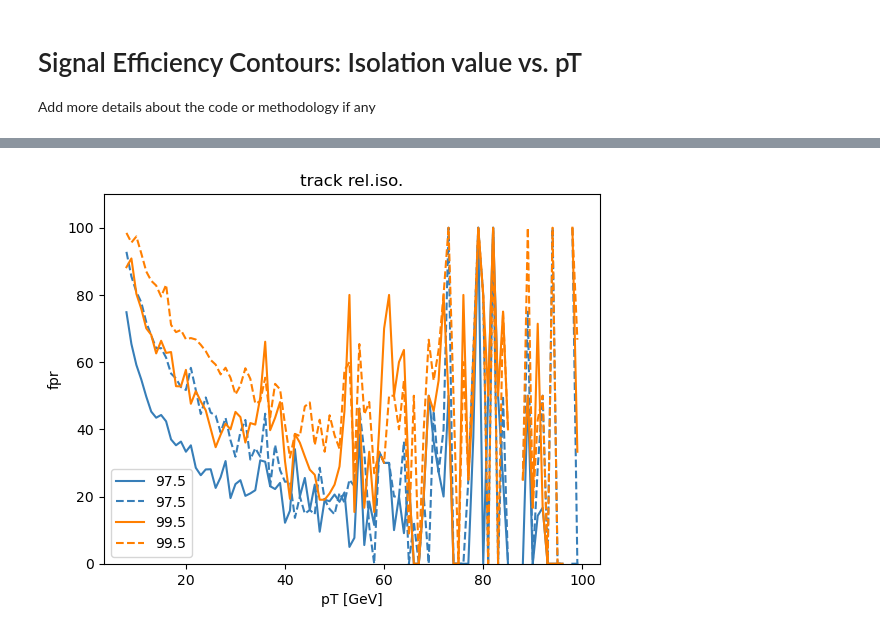
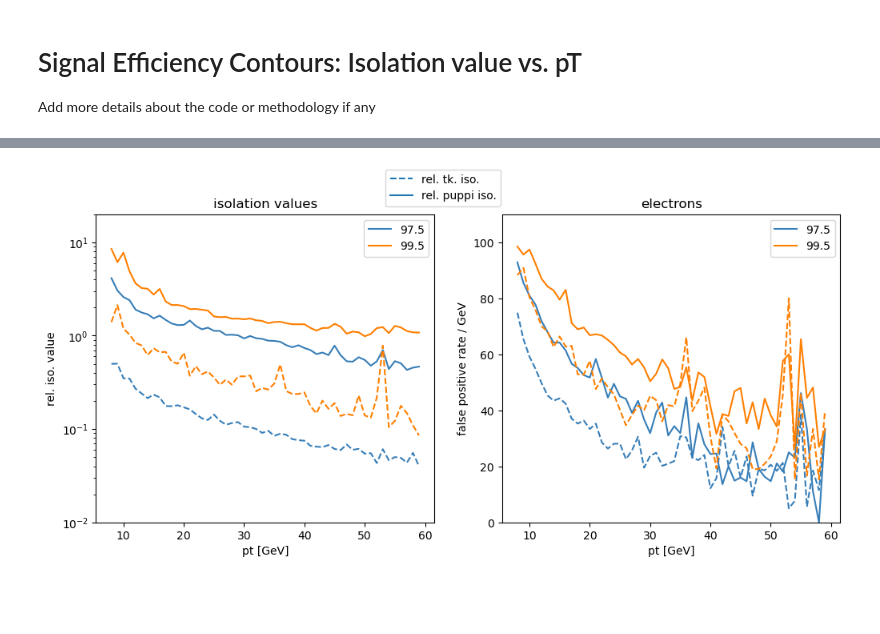
Before and after one commit to arsahasransu/asahasra-flat-table-analyser, a Jupyter notebook: make_roc_and_rate.ipynb, the cells around one changed output, grey strips where cells are left out. Saved outputs shown, nothing was run; the diff lists cells and outputs as text; code cells hidden in the pictures; blank space fills up the shorter version.

```diff
--- a/make_roc_and_rate.ipynb
+++ b/make_roc_and_rate.ipynb
@@ -610,20 +583,6 @@ plt.show()
 # %%
-btk = get_fpr_by_sigpercentiles(ebbpt, ebbiso, ptk)
-bpp = get_fpr_by_sigpercentiles(ebbpt, ebbpreiso, ppp)
-
-for i in range(len(percentiles)):
-    plt.plot(list(btk[i].keys())[8:100], list(btk[i].values())[8:100], label=percentiles[i], c=colours[i])
-    plt.plot(list(bpp[i].keys())[8:100], list(bpp[i].values())[8:100], label=percentiles[i], c=colours[i], linestyle='--')
-plt.legend()
-
-plt.ylim(top=110, bottom=0)
-# plt.yscale('log')
-
-plt.ylabel('fpr')
-plt.xlabel('pT [GeV]')
-
-plt.title('track rel.iso.')
-
-plt.show()
+fig, ax = ptbinned_rate_analysis_by_signal_percentile_contours(ebspt, ebsiso, ebspreiso,
+                                                               ebbpt, ebbiso, ebbpreiso,
+                                                               refl = "rel. tk. iso.", newl = "rel. puppi iso.")
 # %% [output]
-[figure, old version]
+[figure, new version]
```
Also changed, not shown: parts of 11 cells of this notebook, 7 other files.
